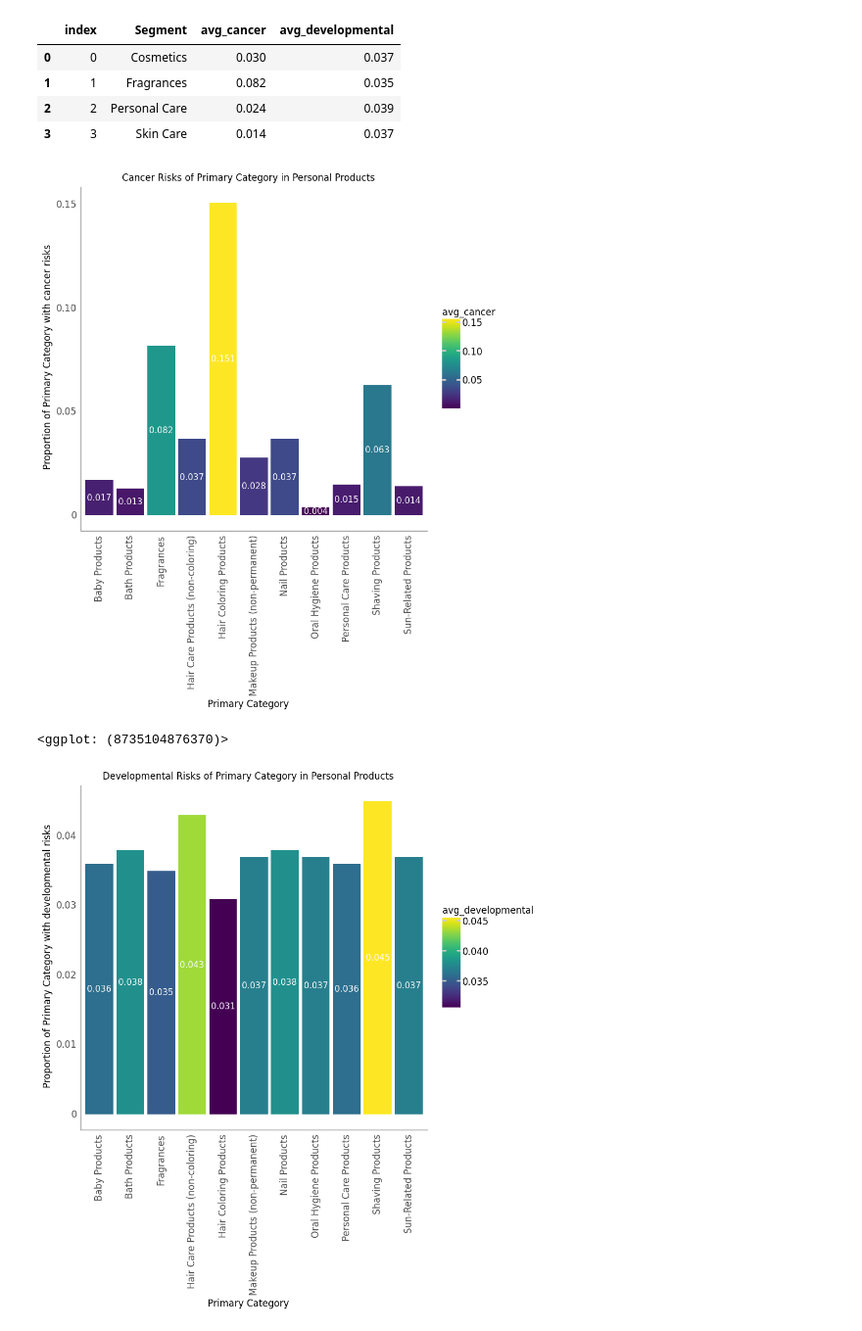
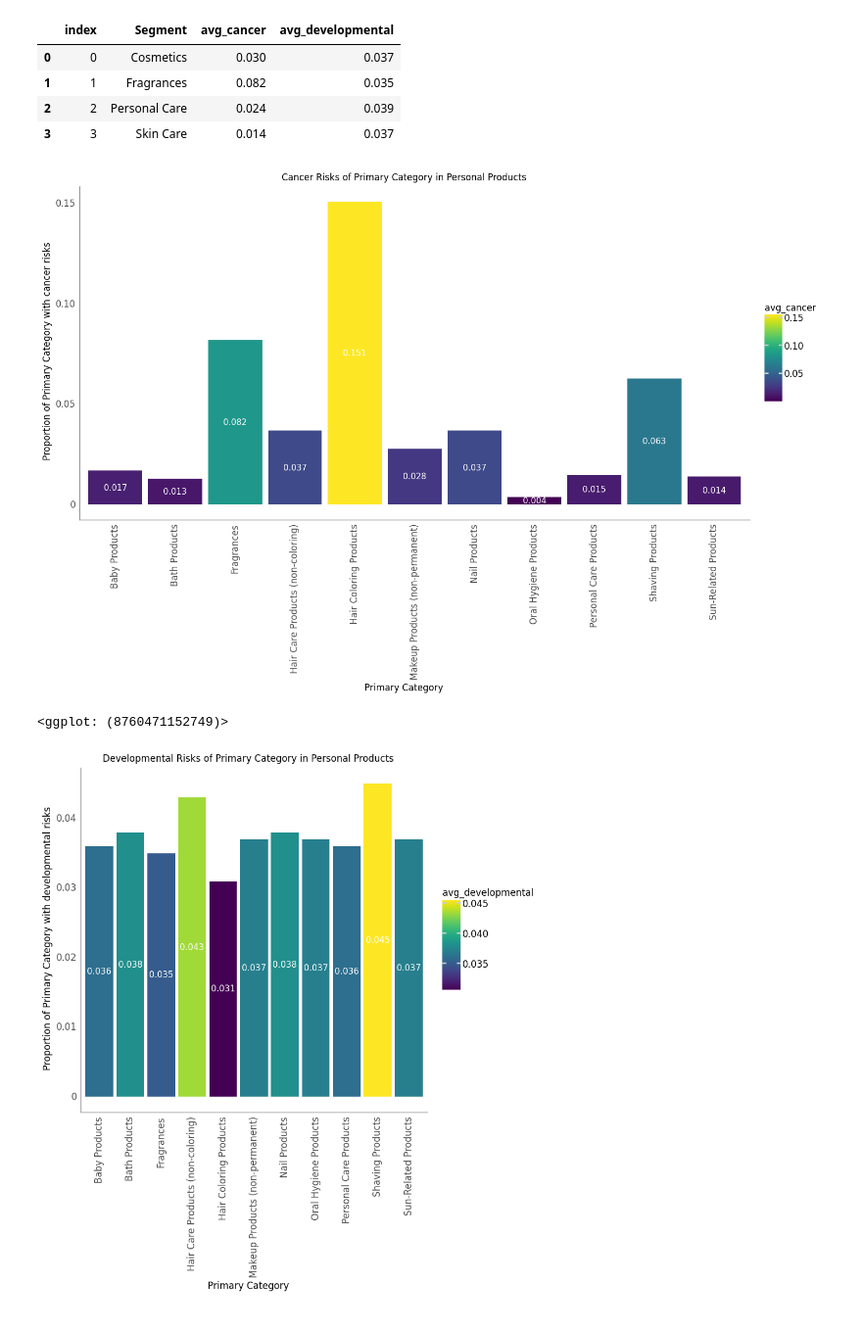
Before and after one commit to envirodatascience/final-project-env617_personalcareproducts, a Jupyter notebook: Final_Project_Masterfile.ipynb, the cells around one changed output. Shown at 98% size. Saved outputs shown, nothing was run; the diff lists cells and outputs as text; code cells hidden in the pictures.

```diff
--- a/Final_Project_Masterfile.ipynb
+++ b/Final_Project_Masterfile.ipynb
@@ -1000,25 +1000,25 @@ df_segment_chemicals_risks.reset_index()
 | 3 | 3 | Skin Care | 0.014 | 0.037 |
 # %%
 #bar chart - Proportion of reported ingredients with cancer risks per primary category
-plotnine.options.figure_size = (8, 8)
+plotnine.options.figure_size = (16, 8)
 
 p= (
     ggplot(df_prim_category_chemicals_risks, aes(x='PrimaryCategory', y='avg_cancer', label='avg_cancer', fill = 'avg_cancer')) # labels argument puts data labels on bars
       + geom_bar(stat='identity') # arranges aes() maps into bar geometry
       + geom_text(position=position_stack(vjust=.5), color='white') # adjusts the positioning and color of the data labels
       + xlab("Primary Category") # adds x axis label
       + ylab("Proportion of Primary Category with cancer risks") # adds y axis label
       + ggtitle("Cancer Risks of Primary Category in Personal Products") # adds chart title
       + theme_classic() # predefined 'look and feel' format. theme_classic() is very simple. See for more: https://plotnine.readthedocs.io/en/stable/api.html#themes
       + theme(axis_text_x = element_text(angle = 90, vjust = 1, hjust=.5),
               axis_line=element_line(color="gray"), # further adjusts theme_classic() - axis line white
               axis_ticks=element_line (color ="white"), # further adjusts theme_classic() - axis ticks white
               text=element_text(size = 12))
   )
 p
 # %% [output]
-[figure, old version]
+[figure, new version]
-<ggplot: (8735104876370)>
+<ggplot: (8760471152749)>
 # %%
 #bar chart - Proportion of reported ingredients with developmental risks per primary category
 plotnine.options.figure_size = (8, 8)
```
Also changed, not shown: parts of 9 cells of this notebook.
